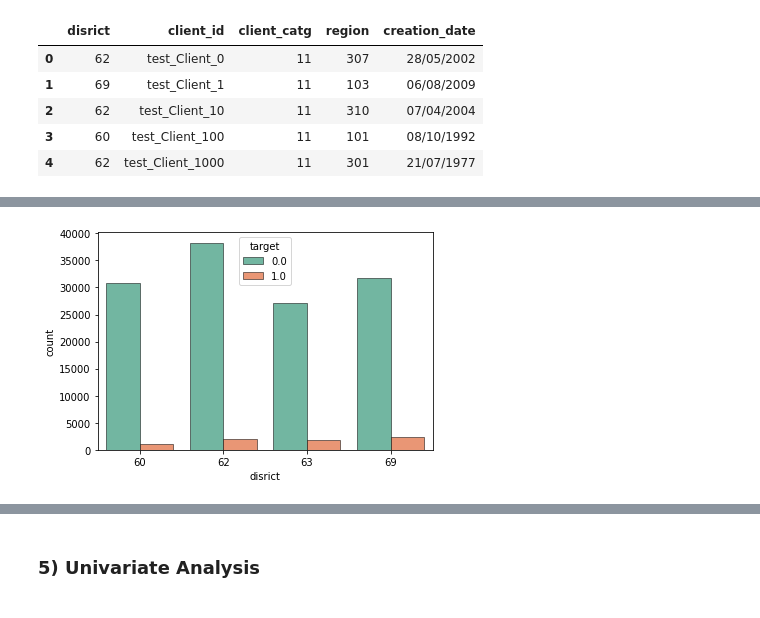
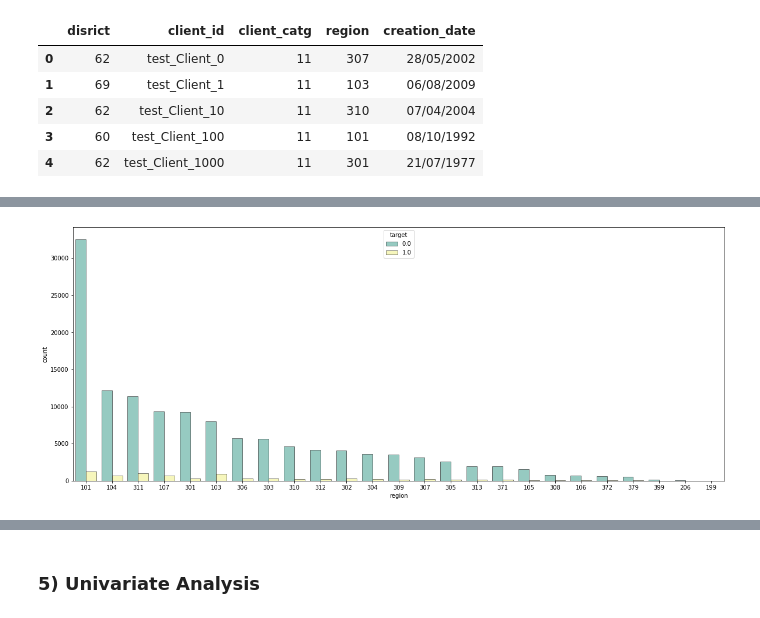
Before and after one commit to ahmedlila/Machine-Learning-Course-Tasks, a Jupyter notebook: Project1_FraudDetectionChallenge.ipynb, the cells around one changed output, grey strips where cells are left out. Cells and saved outputs as stored; diff of their text form; code cells hidden in the pictures.

```diff
--- a/Project1_FraudDetectionChallenge.ipynb
+++ b/Project1_FraudDetectionChallenge.ipynb
@@ -468,4 +516,5 @@ train.head()
 # %%
-sns.countplot(x='disrict',data=train_client,hue= 'target', palette='Set2', linewidth=0.5, edgecolor='black');
+plt.subplots(figsize=(20,8))# Sample figsize in inches
+sns.countplot(x='region',data=train_client,hue= 'target', palette='Set3', linewidth=0.5, edgecolor='black',order = train_client['region'].value_counts().index);
 # %% [output]
-[figure, old version]
+[figure, new version]
```
Also changed, not shown: parts of 32 cells of this notebook.
